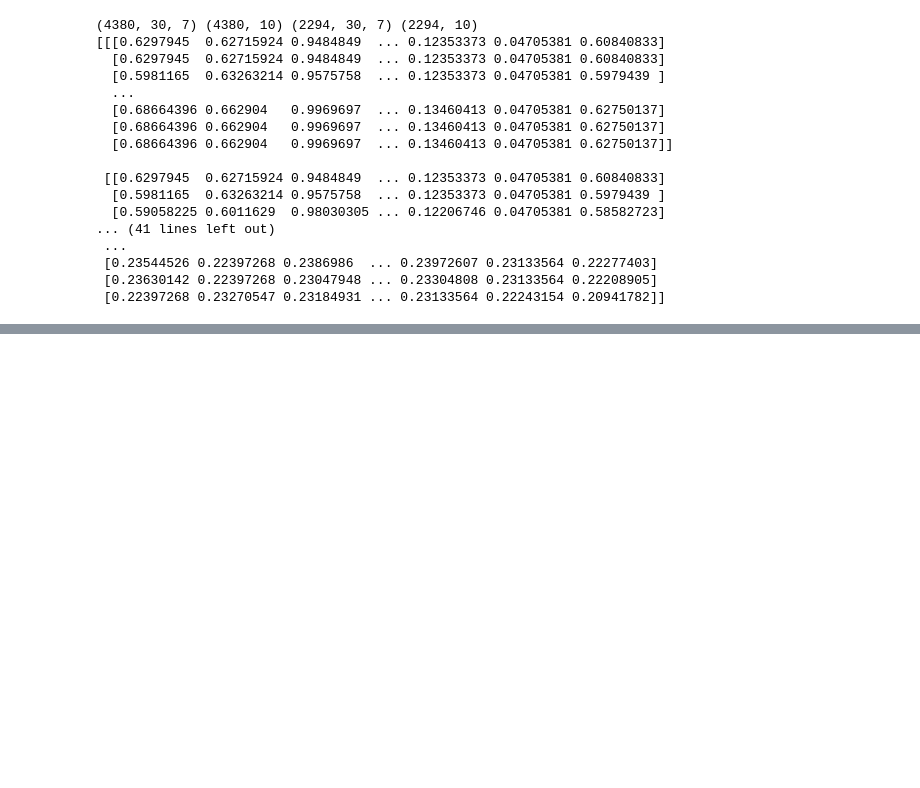
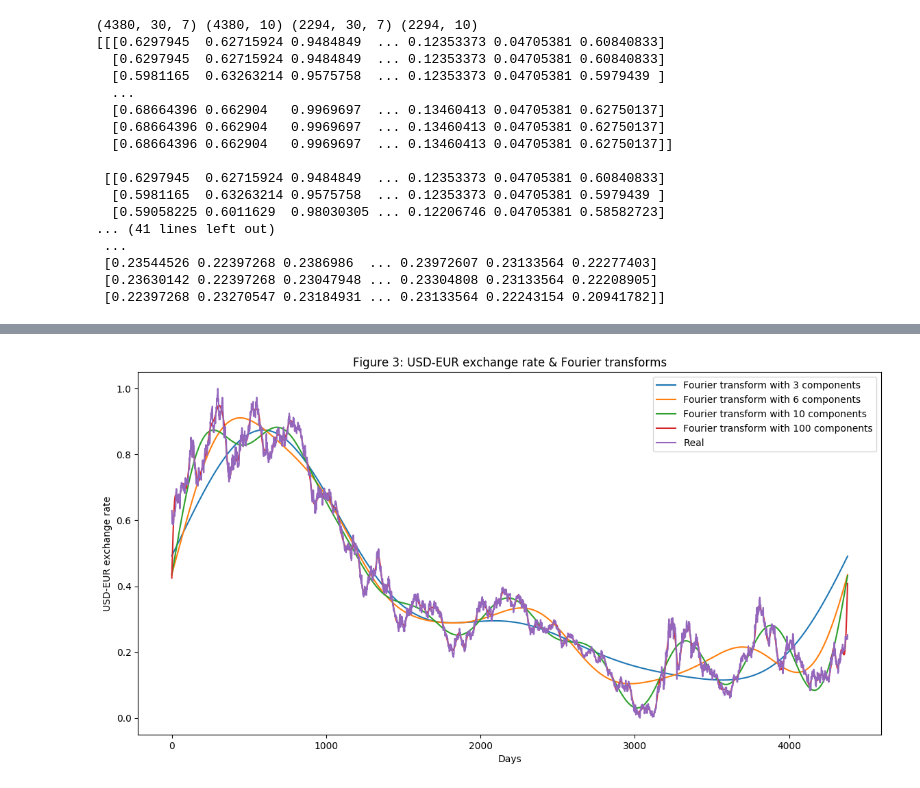
Before and after one commit to kevinddchen/ECE247, a Jupyter notebook: LSTM_for_exchange_rate.ipynb, the cells around one changed output, grey strips where cells are left out. Saved outputs shown, nothing was run; the diff lists cells and outputs as text; code cells hidden in the pictures; blank space fills up the shorter version.

Commit message:
with Fourier denoise

```diff
--- a/LSTM_for_exchange_rate.ipynb
+++ b/LSTM_for_exchange_rate.ipynb
@@ -471,0 +466,19 @@ MSE of Linear Regression: 4.076e-03
+# %%
+fft_list = np.fft.fft( train_X[:,0,0]   )
+
+## plot exchange rate
+pyplot.figure(figsize=(14, 7), dpi=100)
+
+for num_ in [3, 6, 10, 100]:
+    fft_list_m10= np.copy(fft_list)
+    fft_list_m10[num_:-num_]=0
+    #print(fft_list_m10[5])
+    pyplot.plot( np.fft.ifft(fft_list_m10), label='Fourier transform with {} components'.format(num_))
+pyplot.plot(  train_X[:,0,0]  ,  label='Real')
+pyplot.xlabel('Days')
+pyplot.ylabel('USD-EUR exchange rate')
+pyplot.title('Figure 3: USD-EUR exchange rate & Fourier transforms')
+pyplot.legend()
+pyplot.show()
+# %% [output]
+[figure, added]
```
Also changed, not shown: parts of 14 cells of this notebook, 2 other files.
